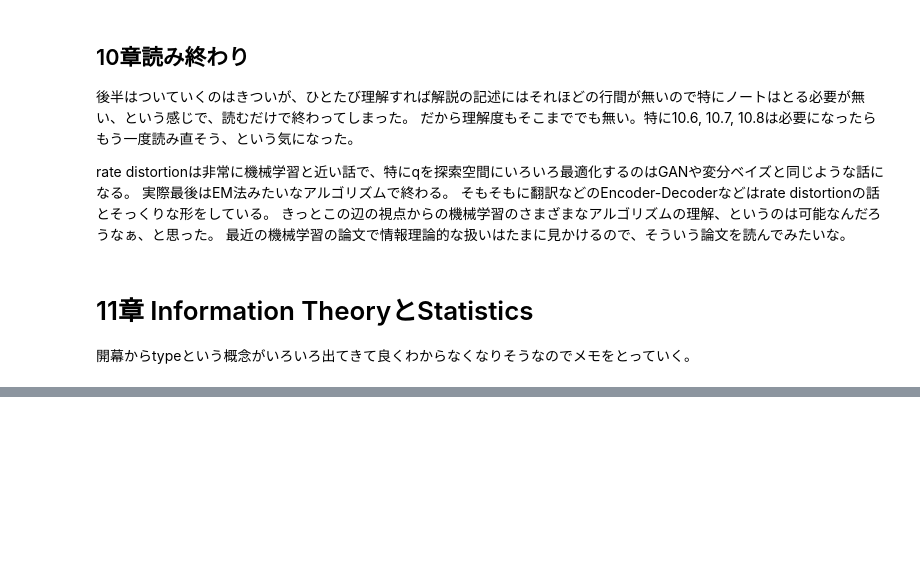
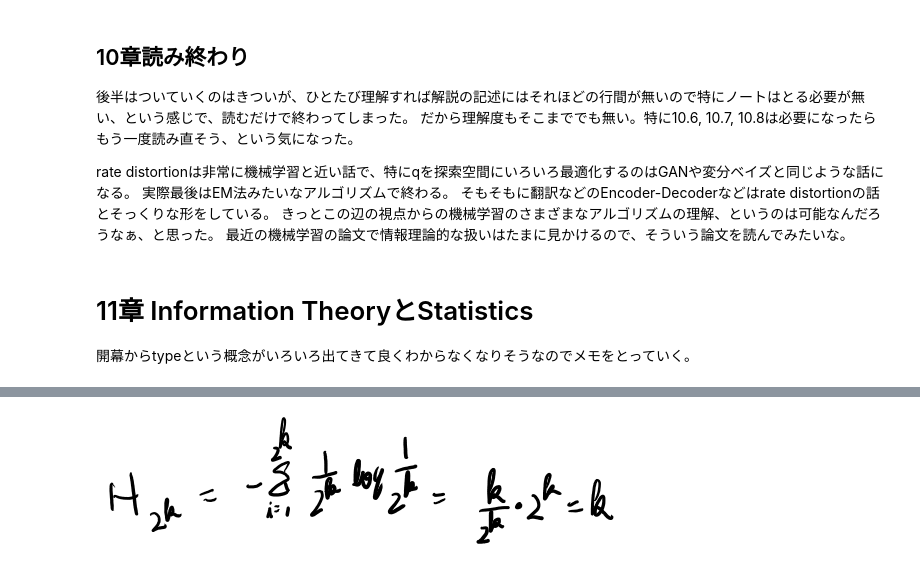
Before and after one commit to karino2/karino2.github.io, a Jupyter notebook: ipynb/2019-03-07-114649.ipynb, the cells around one changed output, grey strips where cells are left out. Cells and saved outputs as stored; diff of their text form; code cells hidden in the pictures; blank space fills up the shorter version.

```diff
--- a/ipynb/2019-03-07-114649.ipynb
+++ b/ipynb/2019-03-07-114649.ipynb
@@ -239,0 +290,4 @@ $$P \in \mathcal{P}_n$$に対し、
+# %%
+MeatPieImage()
+# %% [output]
+[figure, added]
```
Also changed, not shown: parts of 25 cells of this notebook.
